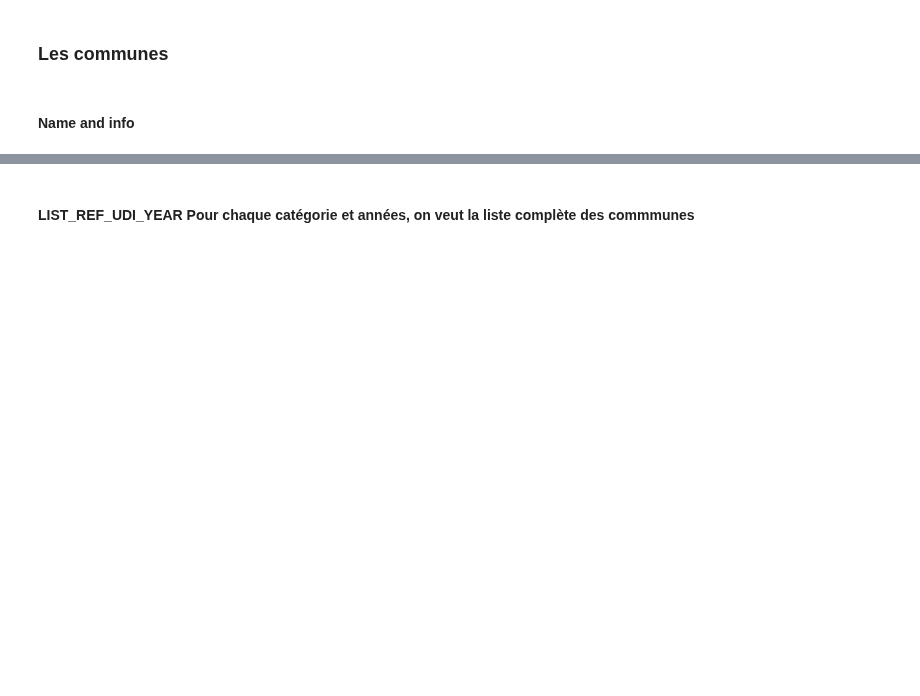
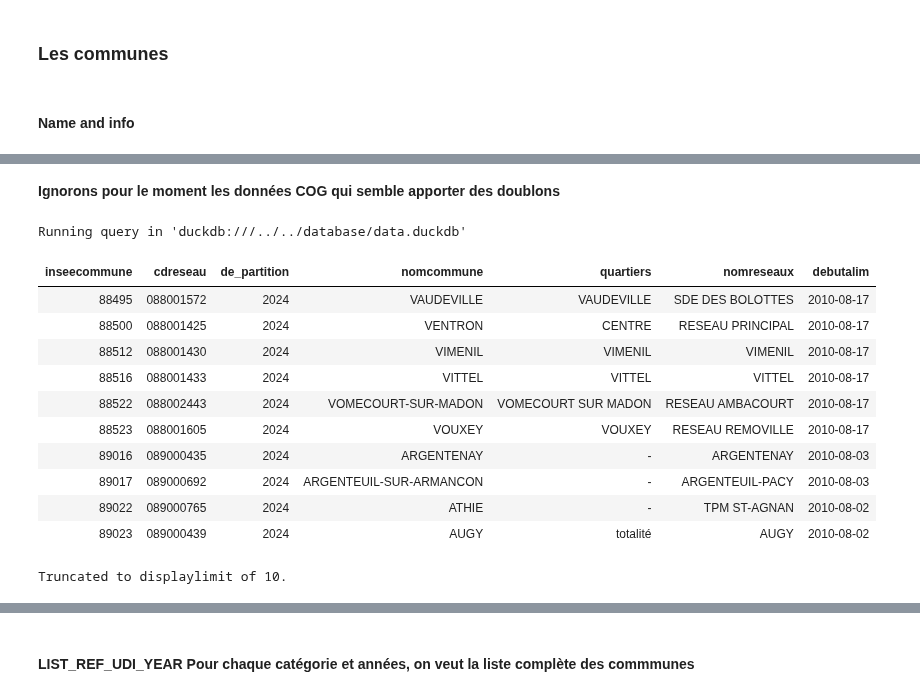
Before and after one commit to dataforgoodfr/13_pollution_eau, a Jupyter notebook: analytics/notebooks/cvm_calcul_conformite_par_commune-MAJ.ipynb, the cells around one changed output, grey strips where cells are left out. Saved outputs shown, nothing was run; the diff lists cells and outputs as text; code cells hidden in the pictures; blank space fills up the shorter version.

```diff
--- a/analytics/notebooks/cvm_calcul_conformite_par_commune-MAJ.ipynb
+++ b/analytics/notebooks/cvm_calcul_conformite_par_commune-MAJ.ipynb
@@ -77,0 +143,36 @@ Truncated to displaylimit of 10.
+# %% [markdown]
+**Ignorons pour le moment les données COG qui semble apporter des doublons**
+# %%
+%%sql --save int_edc__commune_udi
+    SELECT
+        inseecommune,
+        cdreseau,
+        de_partition,
+        -- Prenons toujours le même nom de commune pour une inseecommune donnée
+        MIN(nomcommune) AS nomcommune,
+        -- Agréger les différentes valeurs de quartier en une liste sans doublons
+        STRING_AGG(DISTINCT quartier, ', ') FILTER (WHERE quartier IS NOT NULL AND quartier != '') AS quartiers,
+        -- Agréger les différentes valeurs de nomreseau en une liste sans doublons
+        STRING_AGG(DISTINCT nomreseau, ', ') FILTER (WHERE nomreseau IS NOT NULL AND nomreseau != '') AS nomreseaux,
+        -- Prendre la première date de début d'alimentation
+        MIN(debutalim) AS debutalim
+    FROM
+       edc_communes
+    GROUP BY
+        inseecommune,
+        cdreseau,
+        de_partition
+# %% [output]
+Running query in 'duckdb:///../../database/data.duckdb'
+| inseecommune | cdreseau | de_partition | nomcommune | quartiers | nomreseaux | debutalim |
+| 88495 | 088001572 | 2024 | VAUDEVILLE | VAUDEVILLE | SDE DES BOLOTTES | 2010-08-17 |
+| 88500 | 088001425 | 2024 | VENTRON | CENTRE | RESEAU PRINCIPAL | 2010-08-17 |
+| 88512 | 088001430 | 2024 | VIMENIL | VIMENIL | VIMENIL | 2010-08-17 |
+| 88516 | 088001433 | 2024 | VITTEL | VITTEL | VITTEL | 2010-08-17 |
+| 88522 | 088002443 | 2024 | VOMECOURT-SUR-MADON | VOMECOURT SUR MADON | RESEAU AMBACOURT | 2010-08-17 |
+| 88523 | 088001605 | 2024 | VOUXEY | VOUXEY | RESEAU REMOVILLE | 2010-08-17 |
+| 89016 | 089000435 | 2024 | ARGENTENAY | - | ARGENTENAY | 2010-08-03 |
+| 89017 | 089000692 | 2024 | ARGENTEUIL-SUR-ARMANCON | - | ARGENTEUIL-PACY | 2010-08-03 |
+| 89022 | 089000765 | 2024 | ATHIE | - | TPM ST-AGNAN | 2010-08-02 |
+| 89023 | 089000439 | 2024 | AUGY | totalité | AUGY | 2010-08-02 |
+Truncated to displaylimit of 10.
```
Also changed, not shown: parts of 19 cells of this notebook.
